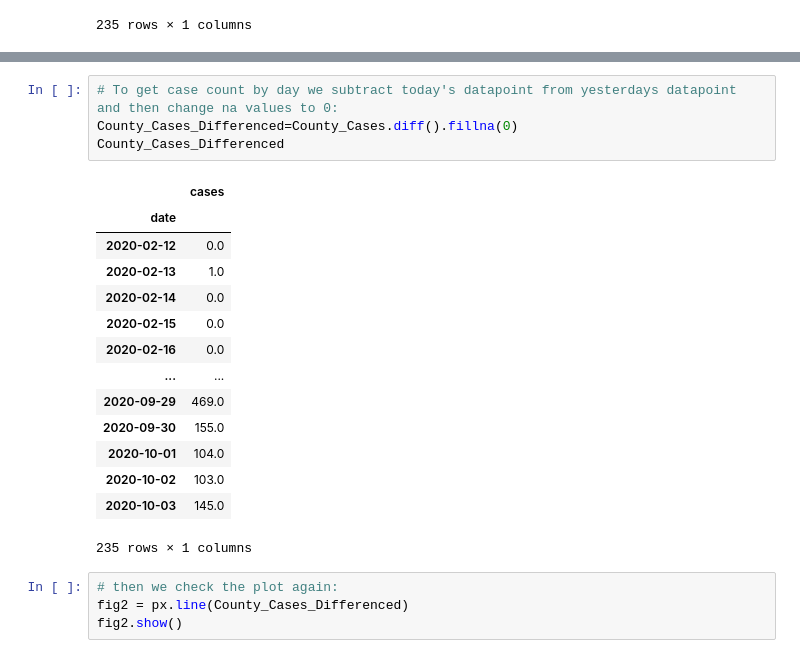
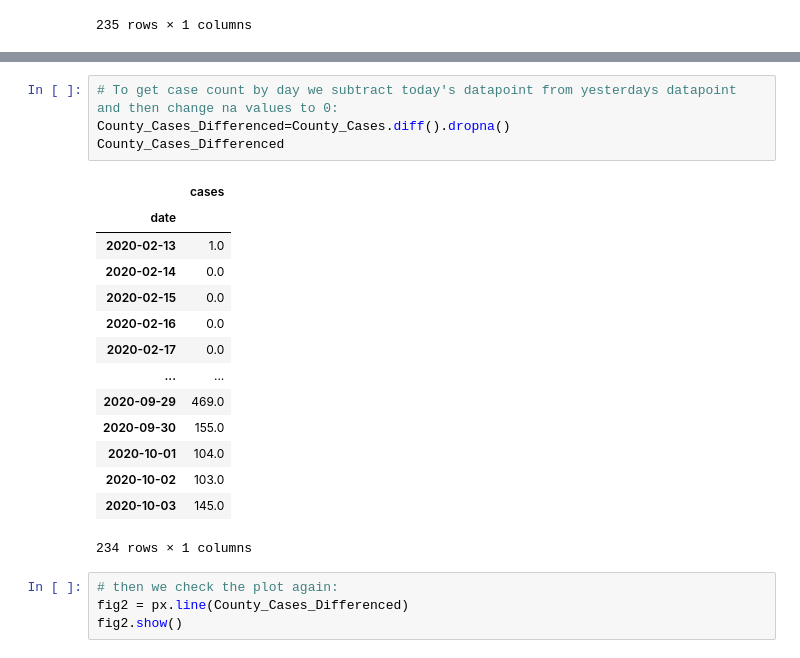
Before and after one commit to ellenrud84/Covid-19_HotSpot_Machine_Learning, a Jupyter notebook: LSTM_Univariate_Model.ipynb, the cells around one changed output, grey strips where cells are left out. Cells and saved outputs as stored; diff of their text form.

```diff
--- a/LSTM_Univariate_Model.ipynb
+++ b/LSTM_Univariate_Model.ipynb
@@ -75,23 +77,23 @@ fig.show()
 [interactive output not drawn]
 # %%
 # To get case count by day we subtract today's datapoint from yesterdays datapoint and then change na values to 0:
-County_Cases_Differenced=County_Cases.diff().fillna(0)
+County_Cases_Differenced=County_Cases.diff().dropna()
 County_Cases_Differenced
 # %% [output]
 |  | cases |
 | date |  |
-| 2020-02-12 | 0.0 |
 | 2020-02-13 | 1.0 |
 | 2020-02-14 | 0.0 |
 | 2020-02-15 | 0.0 |
 | 2020-02-16 | 0.0 |
+| 2020-02-17 | 0.0 |
 | ... | ... |
 | 2020-09-29 | 469.0 |
 | 2020-09-30 | 155.0 |
 | 2020-10-01 | 104.0 |
 | 2020-10-02 | 103.0 |
 | 2020-10-03 | 145.0 |
-235 rows × 1 columns
+234 rows × 1 columns
 # %%
 # then we check the plot again:
 fig2 = px.line(County_Cases_Differenced)
```
Also changed, not shown: parts of 18 cells of this notebook, 3 other files.
